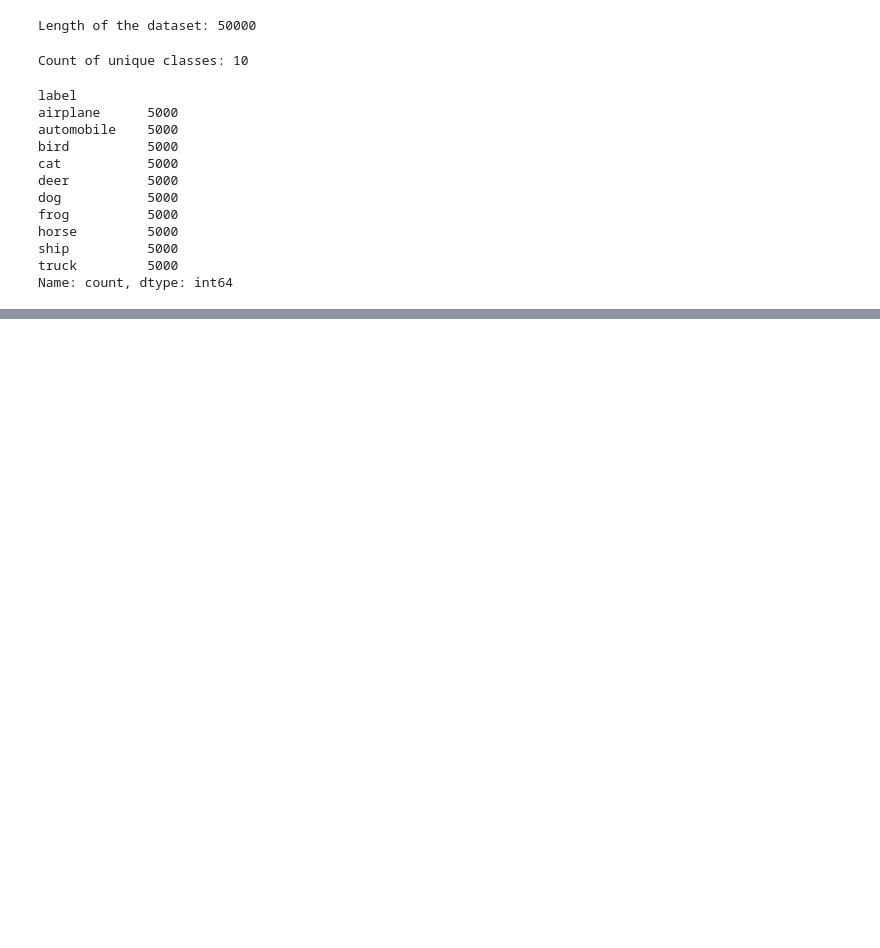
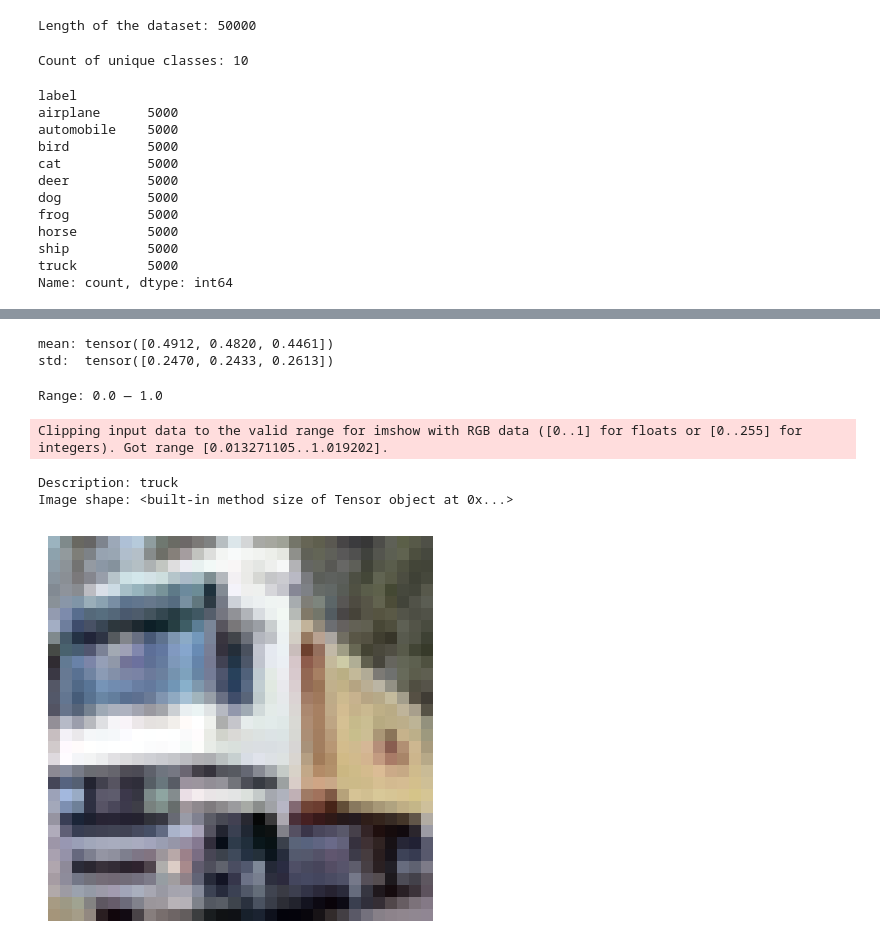
Before and after one commit to mstya/cnn-cifar10-from-scratch, a Jupyter notebook: notebooks/cifar10_experiments.ipynb, the cells around one changed output, grey strips where cells are left out. Drawn from its saved outputs; the diff is of its cells as text; code cells hidden in the pictures; blank space fills up the shorter version.

```diff
--- a/notebooks/cifar10_experiments.ipynb
+++ b/notebooks/cifar10_experiments.ipynb
@@ -69,9 +74,14 @@ class TmpCifarDataset(Dataset):
         self.train_lib_dir = train_lib_dir
         self.df = df
         self.transform = transform
-        self.labels = df['label']
-        self.transform = Compose([
-            ToTensor()
+        self.labels = df.label
+        if transform is None:
+            self.transform = Compose([
+                ToTensor(),
+                Normalize(
+                    mean=(0.4868, 0.4784, 0.4352),
+                    std=(0.2414, 0.2362, 0.2557),
+                )
         ])
 
     def __len__(self):
@@ -128,2 +135,22 @@ test_data_loader = DataLoader(datasets[2], batch_size=len(datasets[2]), shuffle=
+# %%
+norm = TmpCifarDataset(train_path, cifar_pd, Compose([ToTensor()]))
+analyze_datasets = random_split(norm, [0.7, 0.15, 0.15])
+stats_loader = DataLoader(analyze_datasets[0], batch_size=256, shuffle=False)
+channel_sum = torch.zeros(3)
+channel_squared_sum = torch.zeros(3)
+pixel_count = torch.zeros(3)
+for images, _ in stats_loader:
+    channel_sum += images.sum(dim=(0,2,3))
+    channel_squared_sum += (images ** 2).sum(dim=(0, 2, 3))
+    pixels_per_channel = images.shape[0] * images.shape[2] * images.shape[3]
+    pixel_count += pixels_per_channel
+mean = channel_sum / pixel_count
+std = (channel_squared_sum / pixel_count - mean ** 2).sqrt()
+
+print("mean:", mean)
+print("std: ", std)
+# %% [output]
+mean: tensor([0.4912, 0.4820, 0.4461])
+std:  tensor([0.2470, 0.2433, 0.2613])
 # %%
 # Checking shapes and channels
@@ -131,17 +158,36 @@ for images, labels in test_data_loader:
     assert images.ndim == 4
     assert images.shape[1:] == (3, 32, 32)
     assert images.shape[0] == labels.shape[0]
+# %%
+min_pixel = float("inf")
+max_pixel = float("-inf")
+
+for images, labels in stats_loader:
+    min_pixel = min(min_pixel, images.min().item())
+    max_pixel = max(max_pixel, images.max().item())
+
+print(f"Range: {min_pixel} — {max_pixel}")
+# %% [output]
+Range: 0.0 — 1.0
 # %%
+from src.helpers import Denormalize
+
 # Look at a sample to check it's working correctly
-sel_idx = 2
-img, label = dataset[sel_idx]
+sel_idx = 1
+img, label = full_dataset[sel_idx]
 
 # Visualize the image
-plot_img(img)
+plot_img(Denormalize(mean, std)(img))
+# plot_img(img)
 
 # Print its description
-print(f'Description: {dataset.get_label_description(sel_idx)}')
+print(f'Description: {full_dataset.get_label_description(sel_idx)}')
 
 # Print its shape
 print(f'Image shape: {img.size}\n')  # PIL image size is (width, height)
+# %% [output]
+Clipping input data to the valid range for imshow with RGB data ([0..1] for floats or [0..255] for integers). Got range [0.013271105..1.019202].
+Description: truck
+Image shape: <built-in method size of Tensor object at 0x...>
+[figure, added]
 # %%
```
Also changed, not shown: parts of 6 cells of this notebook, 1 other file.
